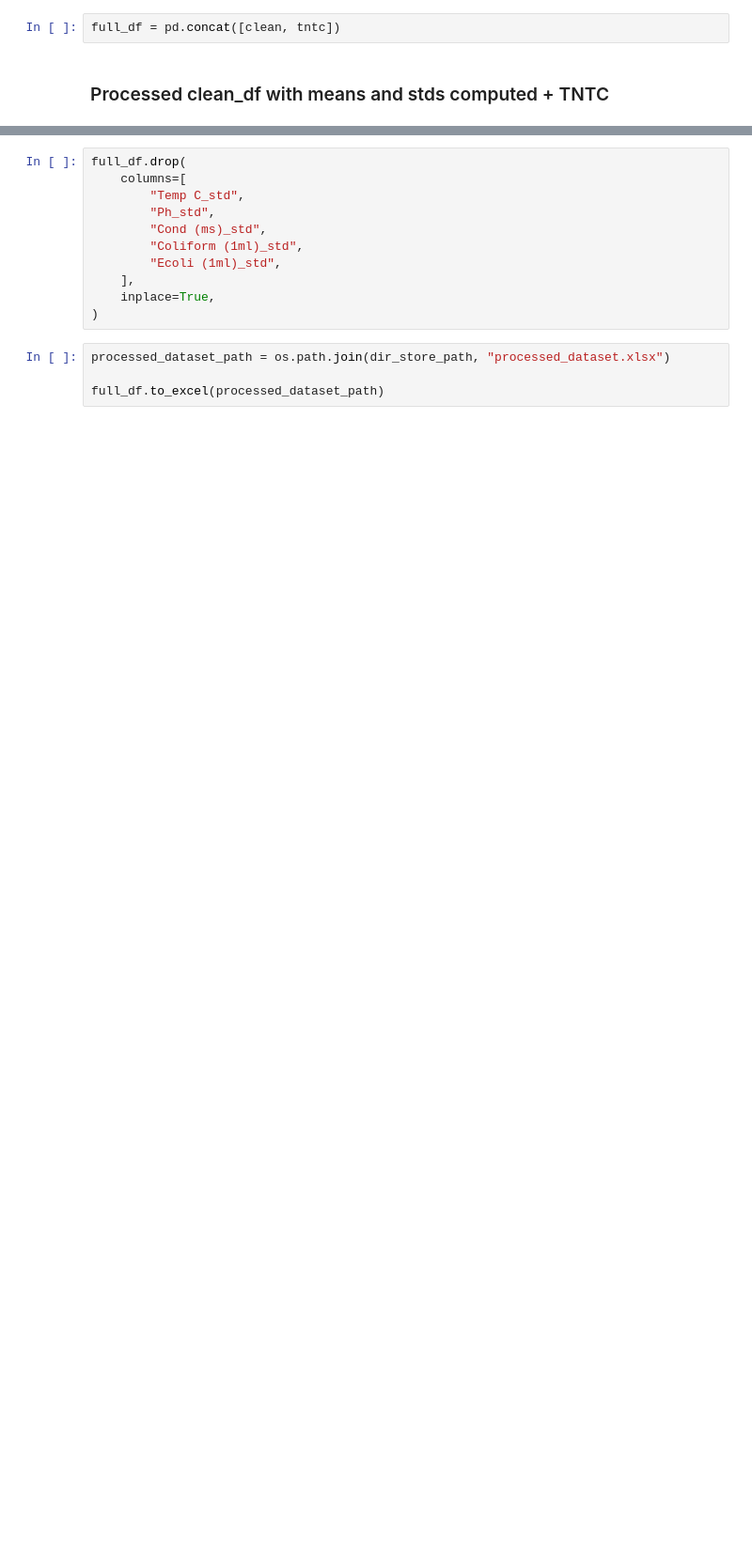
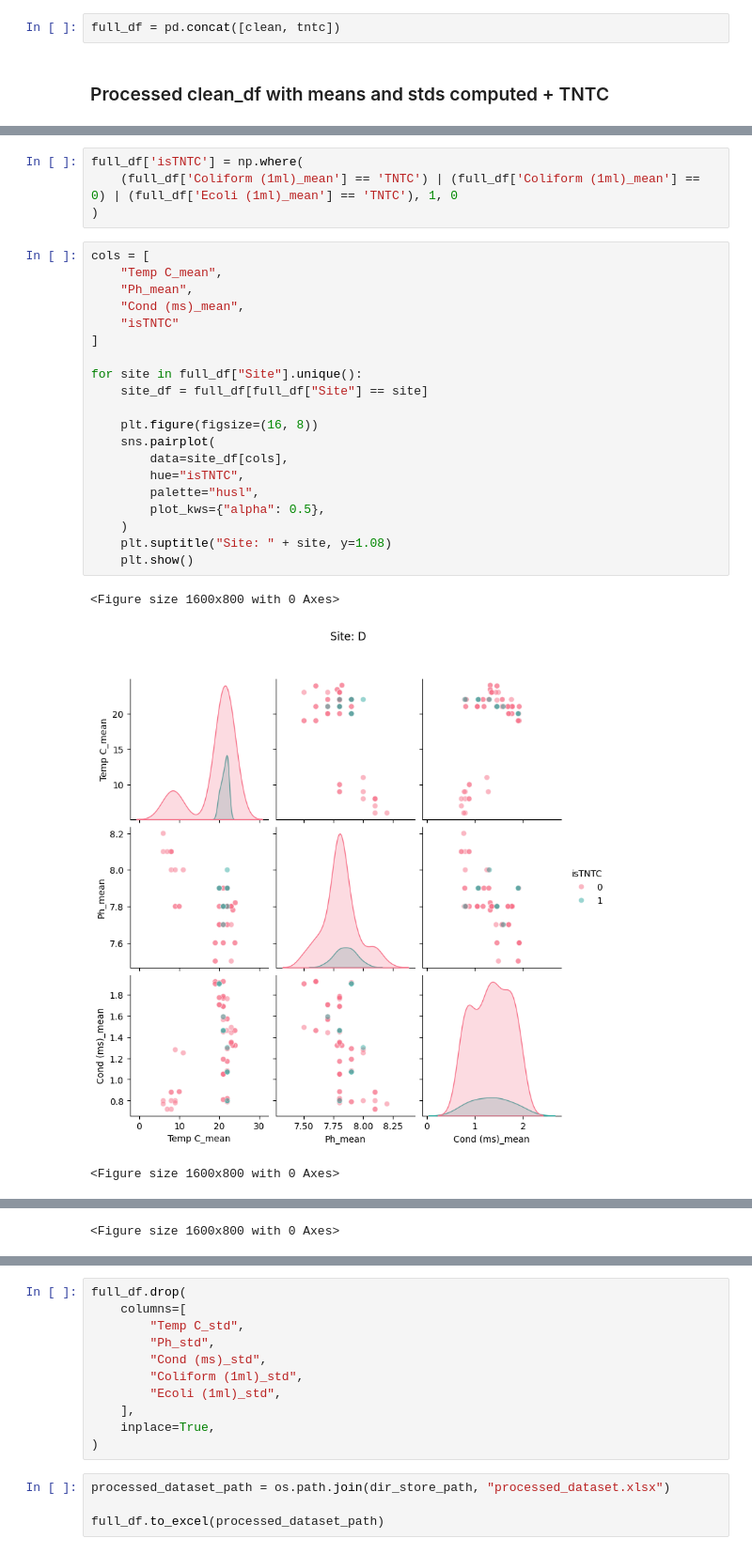
Before and after one commit to MassimilianoArca/Thames-Ecoli, a Jupyter notebook: thames/data_analysis/ecoli_coliform.ipynb, the cells around one changed output, grey strips where cells are left out. Shown at 94% size. Drawn from its saved outputs; the diff is of its cells as text; blank space fills up the shorter version.

Commit message:
tntc pairplot in data analysis

```diff
--- a/thames/data_analysis/ecoli_coliform.ipynb
+++ b/thames/data_analysis/ecoli_coliform.ipynb
@@ -513,0 +884,28 @@ full_df
+# %%
+full_df['isTNTC'] = np.where(
+    (full_df['Coliform (1ml)_mean'] == 'TNTC') | (full_df['Coliform (1ml)_mean'] == 0) | (full_df['Ecoli (1ml)_mean'] == 'TNTC'), 1, 0
+)
+# %%
+cols = [
+    "Temp C_mean",
+    "Ph_mean",
+    "Cond (ms)_mean",
+    "isTNTC"
+]
+
+for site in full_df["Site"].unique():
+    site_df = full_df[full_df["Site"] == site]
+
+    plt.figure(figsize=(16, 8))
+    sns.pairplot(
+        data=site_df[cols],
+        hue="isTNTC",
+        palette="husl",
+        plot_kws={"alpha": 0.5},
+    )
+    plt.suptitle("Site: " + site, y=1.08)
+    plt.show()
+# %% [output]
+<Figure size 1600x800 with 0 Axes>
+[figure, added]
+<Figure size 1600x800 with 0 Axes>
@@ -513,0 +913 @@ full_df
+<Figure size 1600x800 with 0 Axes>
```
Also changed, not shown: parts of 37 cells of this notebook, 1 other file.
